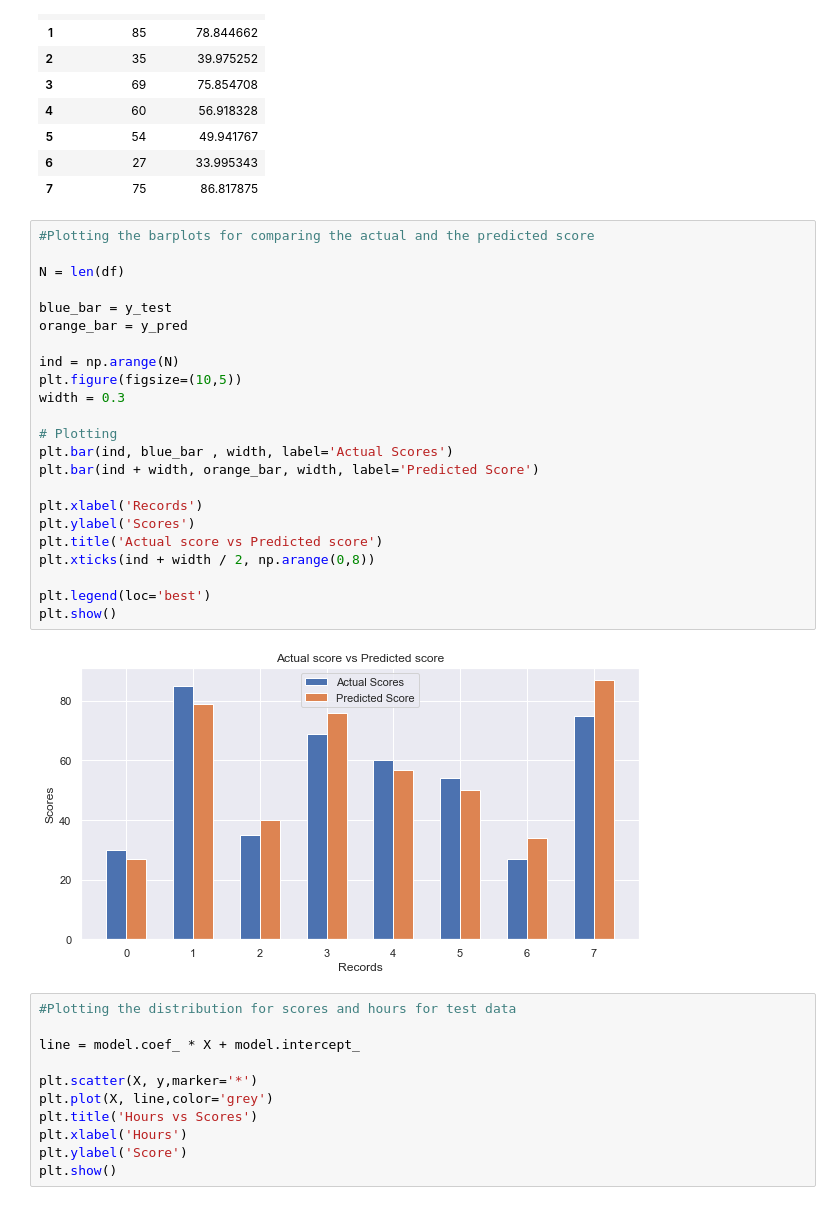
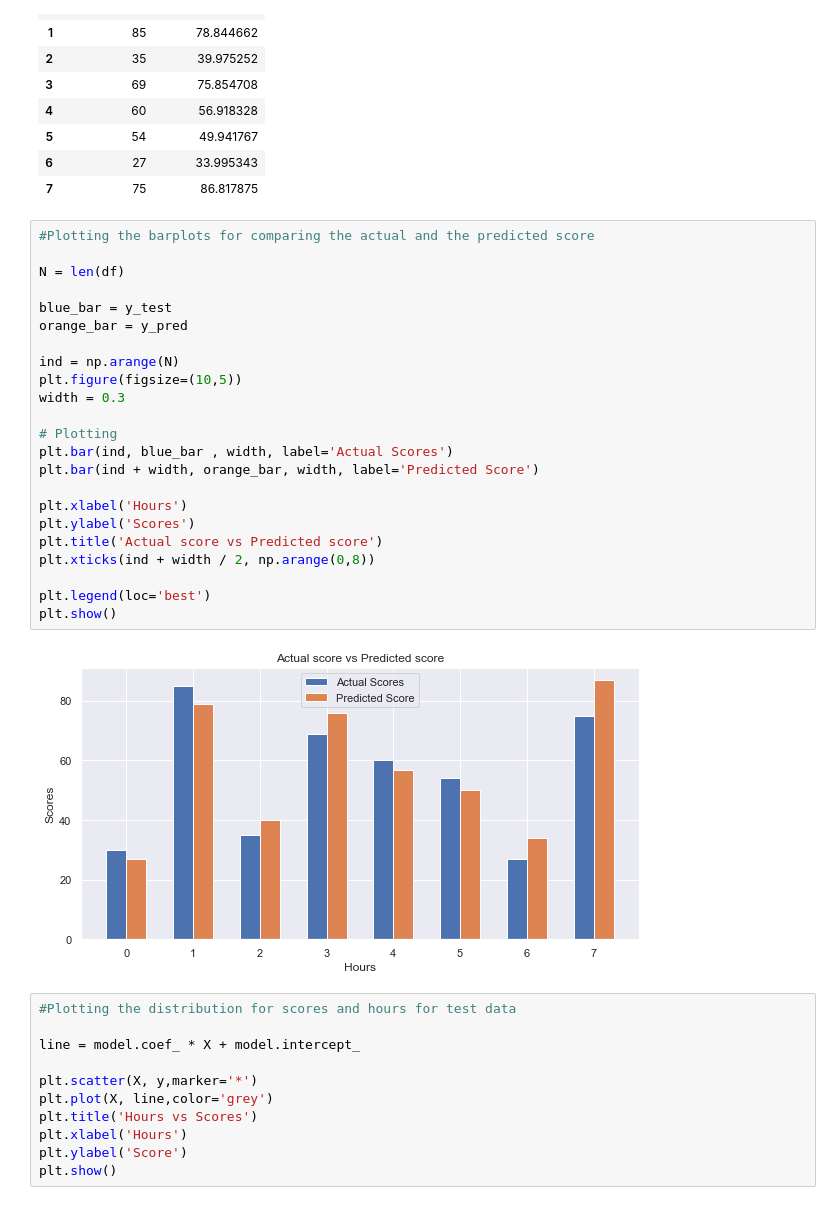
Before and after one commit to akhil-here/TSF-GRIP21, a Jupyter notebook: Task1-TSF/Task1.ipynb, the cells around one changed output. Drawn from its saved outputs; the diff is of its cells as text.

```diff
--- a/Task1-TSF/Task1.ipynb
+++ b/Task1-TSF/Task1.ipynb
@@ -127,28 +127,28 @@ df
 # %%
 #Plotting the barplots for comparing the actual and the predicted score
 
 N = len(df)
 
 blue_bar = y_test
 orange_bar = y_pred
 
 ind = np.arange(N)
 plt.figure(figsize=(10,5))
 width = 0.3
 
 # Plotting
 plt.bar(ind, blue_bar , width, label='Actual Scores')
 plt.bar(ind + width, orange_bar, width, label='Predicted Score')
 
-plt.xlabel('Records')
+plt.xlabel('Hours')
 plt.ylabel('Scores')
 plt.title('Actual score vs Predicted score')
 plt.xticks(ind + width / 2, np.arange(0,8))
 
 plt.legend(loc='best')
 plt.show()
 # %% [output]
-[figure, old version]
+[figure, new version]
 # %%
 #Plotting the distribution for scores and hours for test data
 
```
